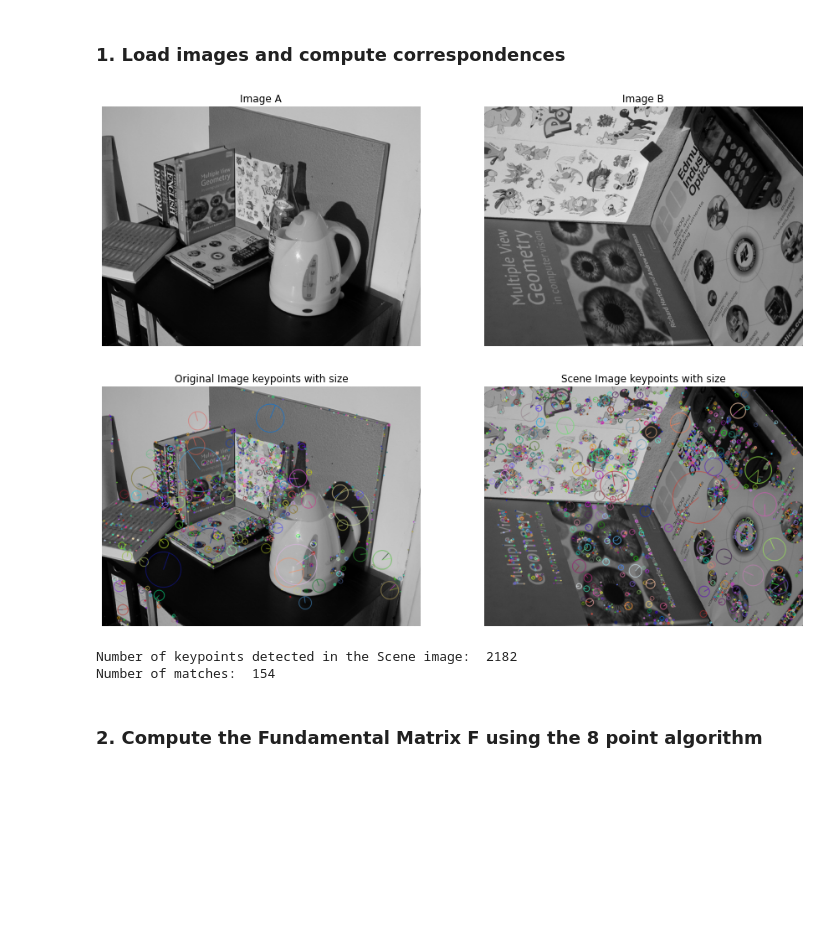
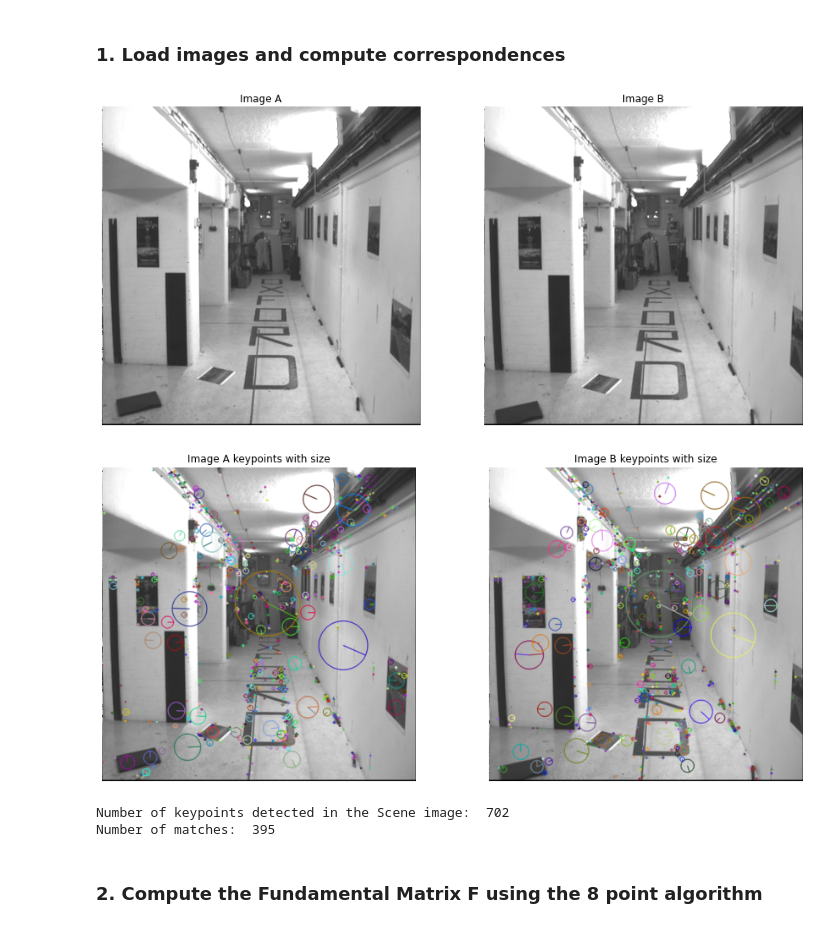
Before and after one commit to adesu7/8-point-Algorithm-Fundamental-Matrix, a Jupyter notebook: COMP90086_asst3_2022.ipynb, the cells around one changed output. Cells and saved outputs as stored; diff of their text form; code cells hidden in the pictures; blank space fills up the shorter version.

```diff
--- a/COMP90086_asst3_2022.ipynb
+++ b/COMP90086_asst3_2022.ipynb
@@ -31,7 +31,7 @@ def load_image(imageA, imageB):
     imageB = cv2.imread(os.path.join(data_dir, imageB), cv2.IMREAD_GRAYSCALE)
     return imageA,imageB
 
-imageA, imageB = load_image('bookshA.png', 'bookshB.png')
+imageA, imageB = load_image('corrA.png', 'corrB.png')
 
 
 def display_original_img(imageA, imageB, titleA, titleB):
@@ -82,37 +82,37 @@ print("Number of keypoints detected in the Scene image: ", len(kp2))
 # FLANN parameters and initialize
 FLANN_INDEX_KDTREE = 1
 index_params = dict(algorithm = FLANN_INDEX_KDTREE, trees = 5)
 search_params = dict(checks=50)
 flann = cv2.FlannBasedMatcher(index_params, search_params)
 
 # Matching descriptor using KNN algorithm
 matches = flann.knnMatch(des1, des2, k=2)
 
 # Apply ratio test
 ptsL = []
 ptsR = []
 
 for i,(m,n) in enumerate(matches):
     if m.distance < 0.7 *n.distance:
         ptsL.append(kp1[m.queryIdx].pt)
         ptsR.append(kp2[m.trainIdx].pt)
 
 
 
 ptsL = np.int32(ptsL)
 ptsR = np.int32(ptsR)
 
 
 print("Number of matches: ", len(ptsL))
 
 # Add ones to the end of the points
 ptsL_mat = np.hstack((ptsL, np.ones((ptsL.shape[0], 1))))
 ptsR_mat = np.hstack((ptsR, np.ones((ptsR.shape[0], 1))))
 # %% [output]
-[figure, old version]
+[figure, new version]
-[figure, old version]
+[figure, new version]
-Number of keypoints detected in the Scene image:  2182
-Number of matches:  154
+Number of keypoints detected in the Scene image:  702
+Number of matches:  395
 # %% [markdown]
 ### 2. Compute the Fundamental Matrix F using the 8 point algorithm
 # %%
```
Also changed, not shown: parts of 4 cells of this notebook.
